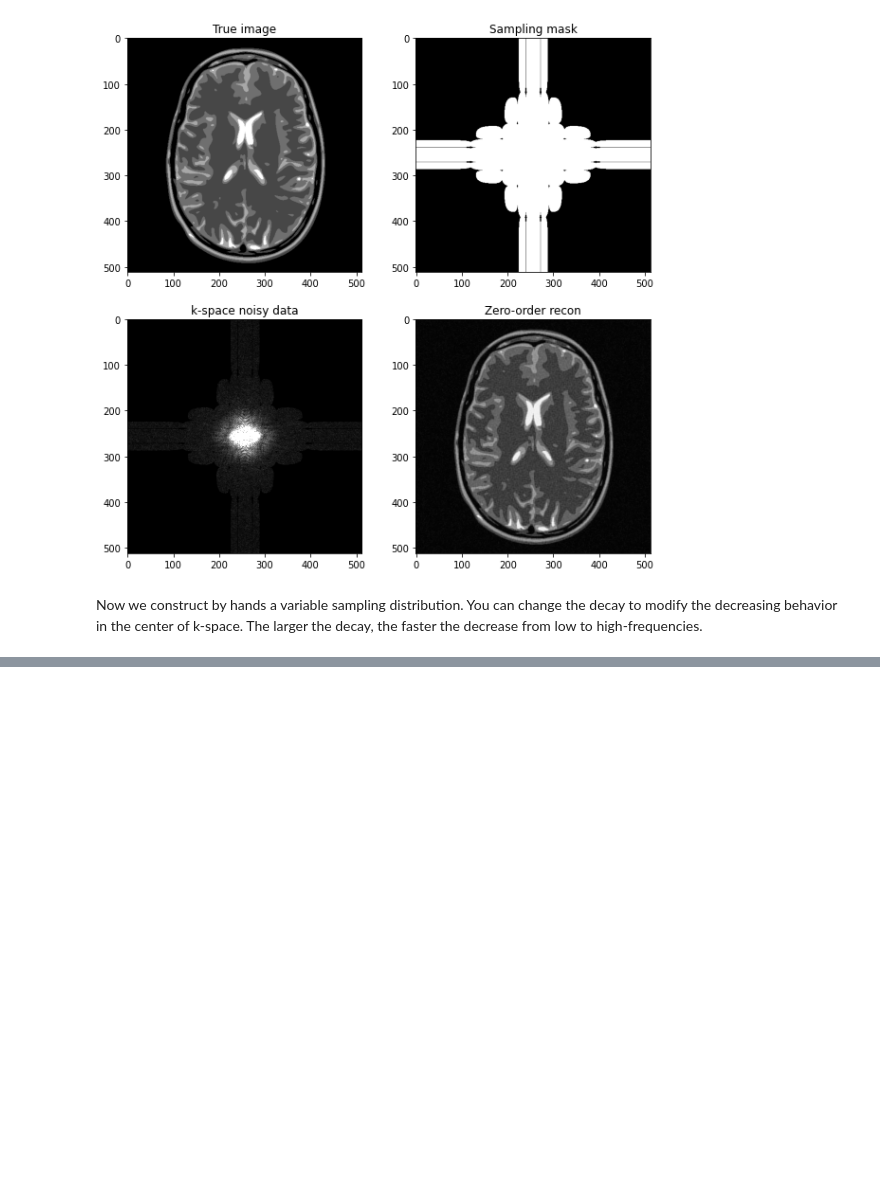
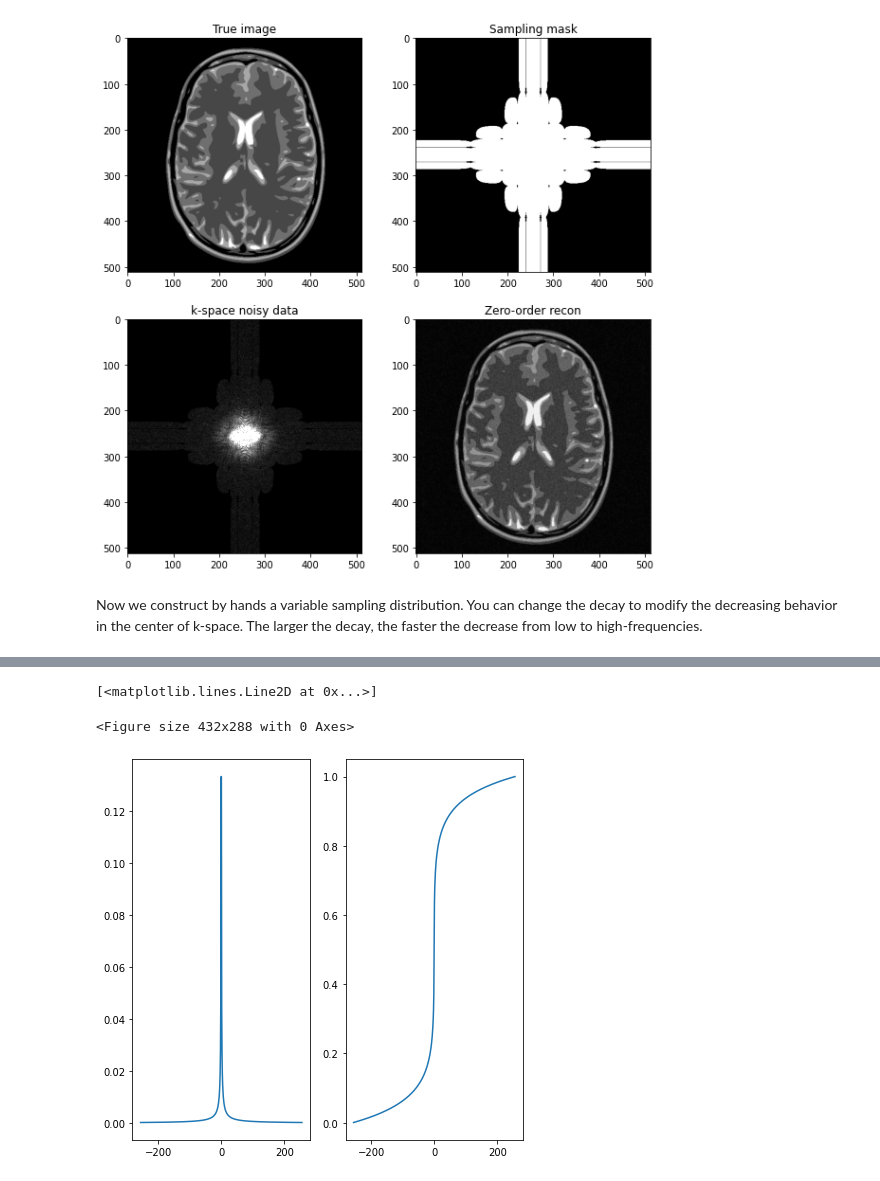
Before and after one commit to YuyangXueEd/MRI_Recon_Tutorial, a Jupyter notebook: Basic_Preprocessing/1. Sampling.ipynb, the cells around one changed output, grey strips where cells are left out. Cells and saved outputs as stored; diff of their text form; code cells hidden in the pictures; blank space fills up the shorter version.

Commit message:
update sampling

```diff
--- a/Basic_Preprocessing/1. Sampling.ipynb
+++ b/Basic_Preprocessing/1. Sampling.ipynb
@@ -542,0 +567,32 @@ plt.show()
+# %%
+import numpy as np
+import sys
+
+# Get a small number
+eps = sys.float_info.epsilon
+# Generate a 1 * 512 one vector
+c = np.ones((1, img_size), dtype="float64")
+# Generate 512 * 512 kspace mask
+kspace_mask = np.tile(c, (img_size, 1))
+# linspace from -256 to 256
+kspace_lines = np.linspace(-1/2, 1/2, img_size) * img_size
+# define the target sampling density
+decay = 1
+# Get the reciprocals and normalize them
+p_decay = np.power(np.abs(kspace_lines), -decay)
+p_decay = p_decay / np.sum(p_decay)
+# generate its CDF
+cdf_pdecay = np.cumsum(p_decay)
+
+pmax = p_decay.max()
+pmin = p_decay.min()
+
+# Plot the density and its cumulative distribution function (CDF) p_decay
+plt.figure()
+fig, axs = plt.subplots(1, 2, figsize=(7, 7))
+axs[0].plot(kspace_lines, p_decay)
+axs[1].plot(kspace_lines, cdf_pdecay)
+# %% [output]
+[<matplotlib.lines.Line2D at 0x...>]
+<Figure size 432x288 with 0 Axes>
+[figure, added]
```
Also changed, not shown: parts of 8 cells of this notebook.
